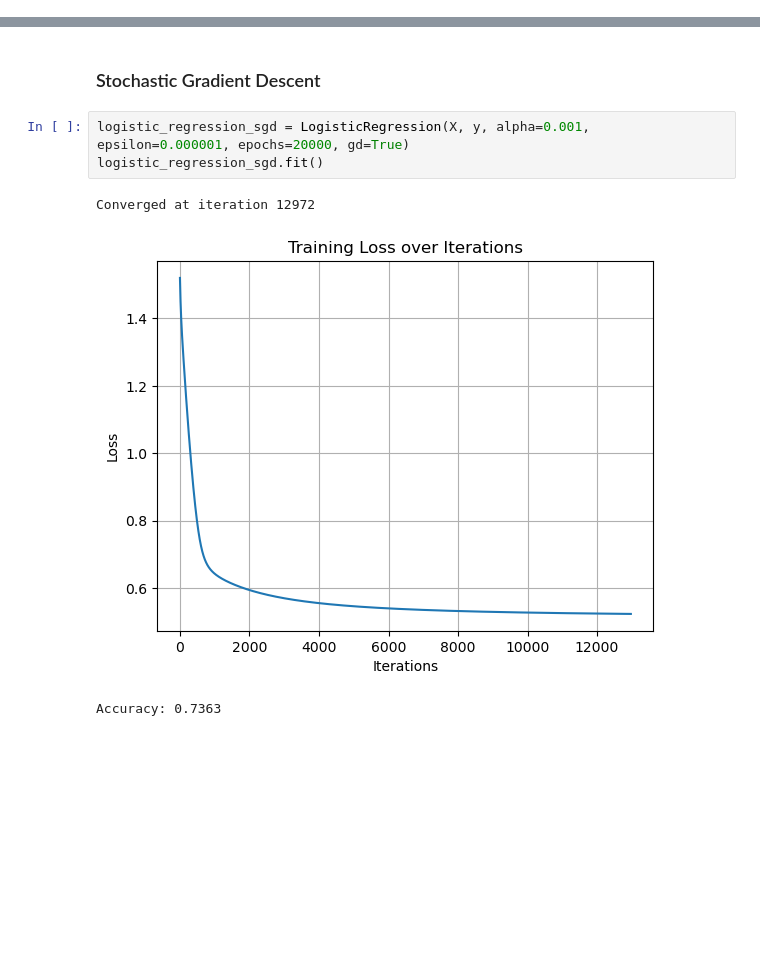
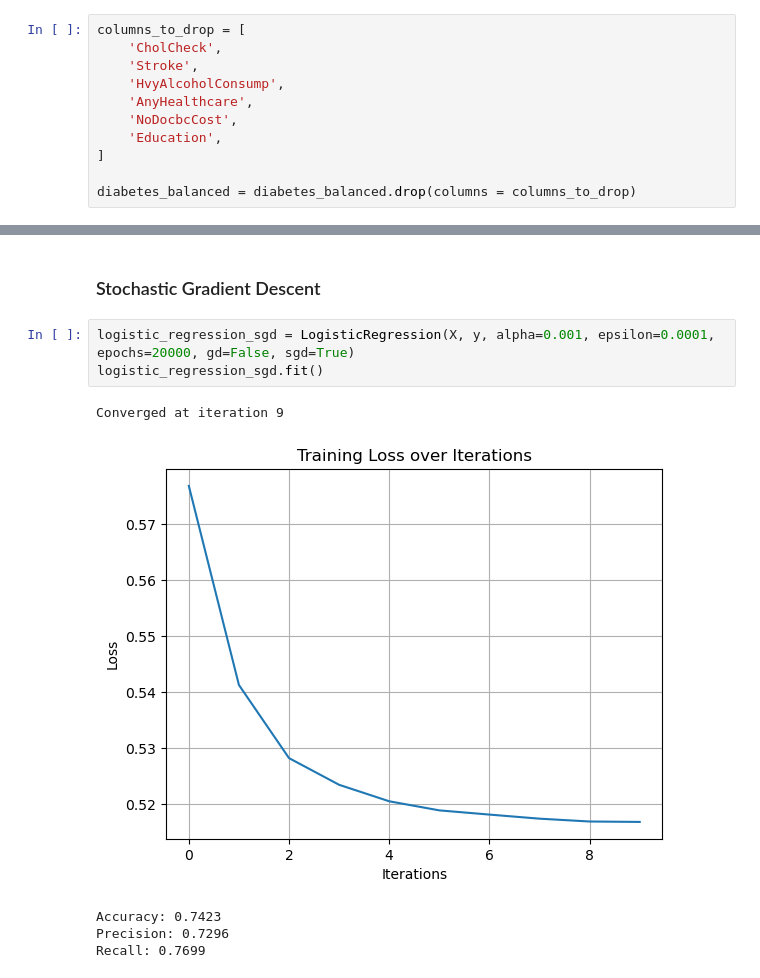
Before and after one commit to sanidhya-karnik/diabetes-classifier, a Jupyter notebook: notebooks/logistic_regression.ipynb, the cells around one changed output, grey strips where cells are left out. Drawn from its saved outputs; the diff is of its cells as text; blank space fills up the shorter version.

```diff
--- a/notebooks/logistic_regression.ipynb
+++ b/notebooks/logistic_regression.ipynb
@@ -160,3 +183,14 @@ diabetes_balanced.head()
 | 3 | 0.0 | 1.0 | 1.0 | 1.0 | 28.0 | 1.0 | 0.0 | 0.0 | ... |
 | 4 | 0.0 | 0.0 | 0.0 | 1.0 | 29.0 | 1.0 | 0.0 | 0.0 | ... |
 5 rows × 22 columns
+# %%
+columns_to_drop = [
+    'CholCheck',
+    'Stroke',
+    'HvyAlcoholConsump',
+    'AnyHealthcare',
+    'NoDocbcCost',
+    'Education',
+]
+
+diabetes_balanced = diabetes_balanced.drop(columns = columns_to_drop)
@@ -176,9 +226,11 @@ Accuracy: 0.7344
 # %% [markdown]
 ### Stochastic Gradient Descent
 # %%
-logistic_regression_sgd = LogisticRegression(X, y, alpha=0.001, epsilon=0.000001, epochs=20000, gd=True)
+logistic_regression_sgd = LogisticRegression(X, y, alpha=0.001, epsilon=0.0001, epochs=20000, gd=False, sgd=True)
 logistic_regression_sgd.fit()
 # %% [output]
-Converged at iteration 12972
+Converged at iteration 9
-[figure, old version]
+[figure, new version]
-Accuracy: 0.7363
+Accuracy: 0.7423
+Precision: 0.7296
+Recall: 0.7699
```
Also changed, not shown: parts of 7 cells of this notebook.
